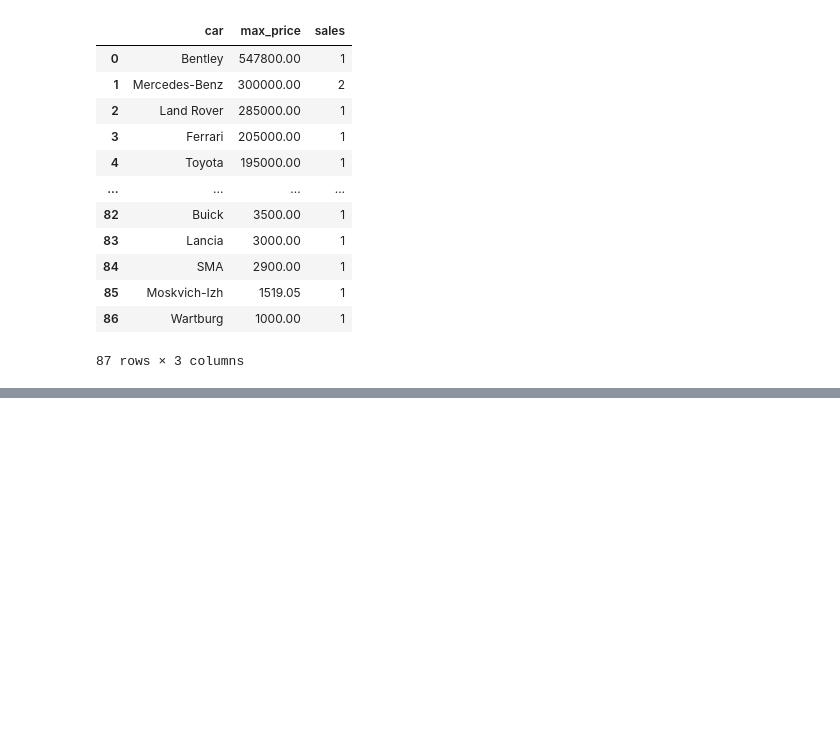
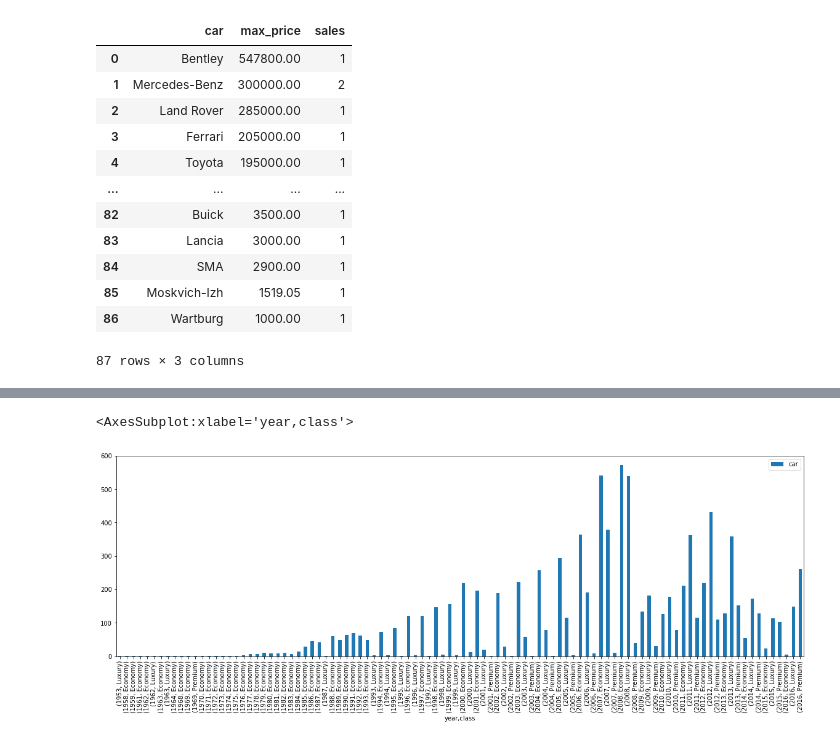
Before and after one commit to yoganandaraol/EDA_CarSales, a Jupyter notebook: EDA_CarSales_Project.ipynb, the cells around one changed output, grey strips where cells are left out. Drawn from its saved outputs; the diff is of its cells as text; code cells hidden in the pictures; blank space fills up the shorter version.

```diff
--- a/EDA_CarSales_Project.ipynb
+++ b/EDA_CarSales_Project.ipynb
@@ -735,0 +922,2 @@ df
+# %%
+pvt_classyear_sales = carsales_df.pivot_table(index=['year','class'],  values="car", aggfunc='count')
@@ -735,0 +941,5 @@ df
+# %%
+pvt_classyear_sales.plot.bar(figsize=(20,6))
+# %% [output]
+<AxesSubplot:xlabel='year,class'>
+[figure, added]
```
Also changed, not shown: parts of 34 cells of this notebook.
